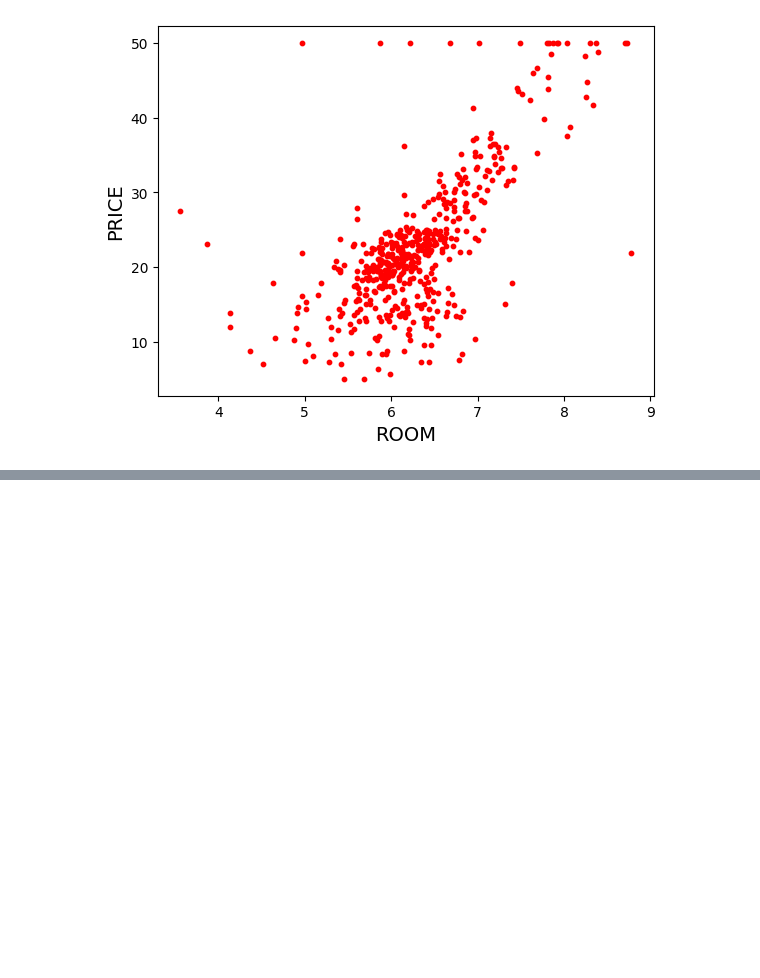
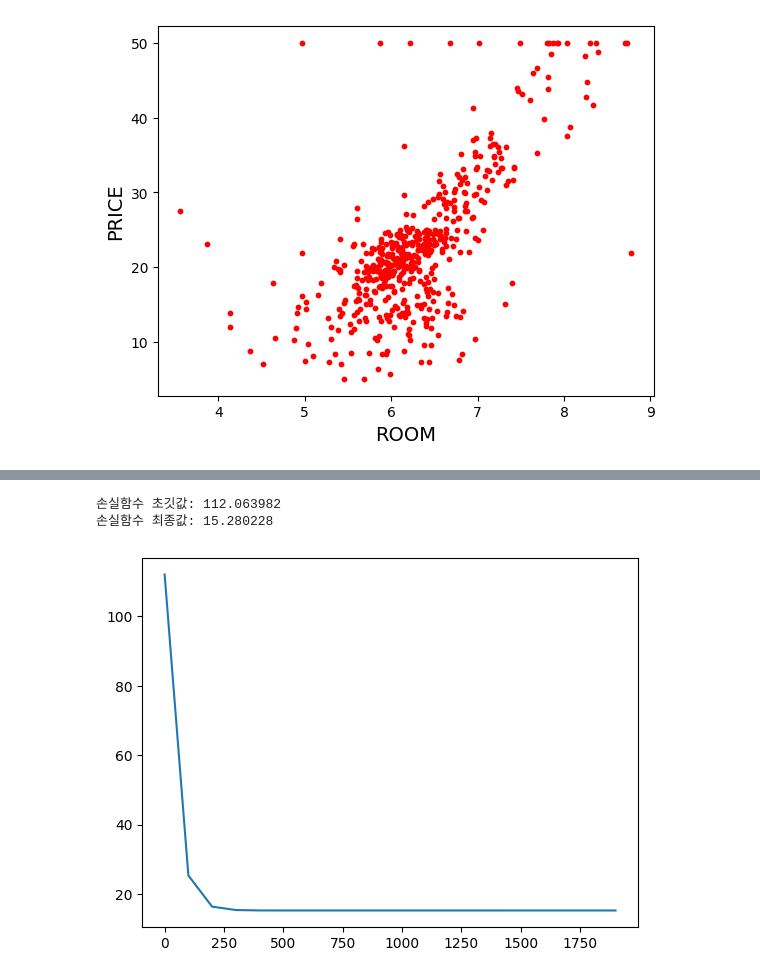
Before and after one commit to Jun-yong-lee/math4dl, a Jupyter notebook: notebooks/ch07-regression.ipynb, the cells around one changed output, grey strips where cells are left out. Saved outputs shown, nothing was run; the diff lists cells and outputs as text; code cells hidden in the pictures; blank space fills up the shorter version.

```diff
--- a/notebooks/ch07-regression.ipynb
+++ b/notebooks/ch07-regression.ipynb
@@ -80,0 +186,20 @@ def pred(x, w):
+# %%
+# 초기화 처리
+
+# 데이터 전체 건수
+M = x2.shape[0]
+
+# 입력 데이터의 차원 수 (더미 변수 포함)
+D = x2.shape[1]
+
+# 반복 횟수
+iters = 50000
+
+# 학습률
+alpha = 0.01
+
+# 가중치 벡터의 초깃값 (모든 값을 1로 한다)
+w = np.ones(D)
+
+# 평가 결과 기록 (손실함수의 값만 기록)
+history = np.zeros((0,2))
@@ -80,0 +284,21 @@ def pred(x, w):
+# %%
+# 반복 루프
+for k in range(iters):
+
+    # 예측값 계산
+    yp = pred(x2, w)
+
+    # 오차 계산
+    yd = yp - yt
+
+    # 경사하강법 적용
+    w = w - alpha * (x2.T @ yd) / M
+
+    # 학습 곡선 그리기용 데이터의 계산과 저장
+    if (k % 100 == 0):
+        # 손실함숫값의 계산
+        loss = np.mean(yd ** 2) / 2
+        # 계산 결과의 기록
+        history = np.vstack((history, np.array([k, loss])))
+        # 화면 표시
+        print( "iter = %d loss = %f" % (k, loss))
@@ -80,0 +326,13 @@ def pred(x, w):
+# %%
+# 최종 손실함수 초깃값과 최종값
+print('손실함수 초깃값: %f' % history[0,1])
+print('손실함수 최종값: %f' % history[-1,1])
+# %% [output]
+손실함수 초깃값: 112.063982
+손실함수 최종값: 15.280228
+# %%
+# 학습 곡선을 표시(처음 10개분 제외)
+plt.plot(history[:,0], history[:,1])
+plt.show()
+# %% [output]
+[figure, added]
```
Also changed, not shown: parts of 12 cells of this notebook.
